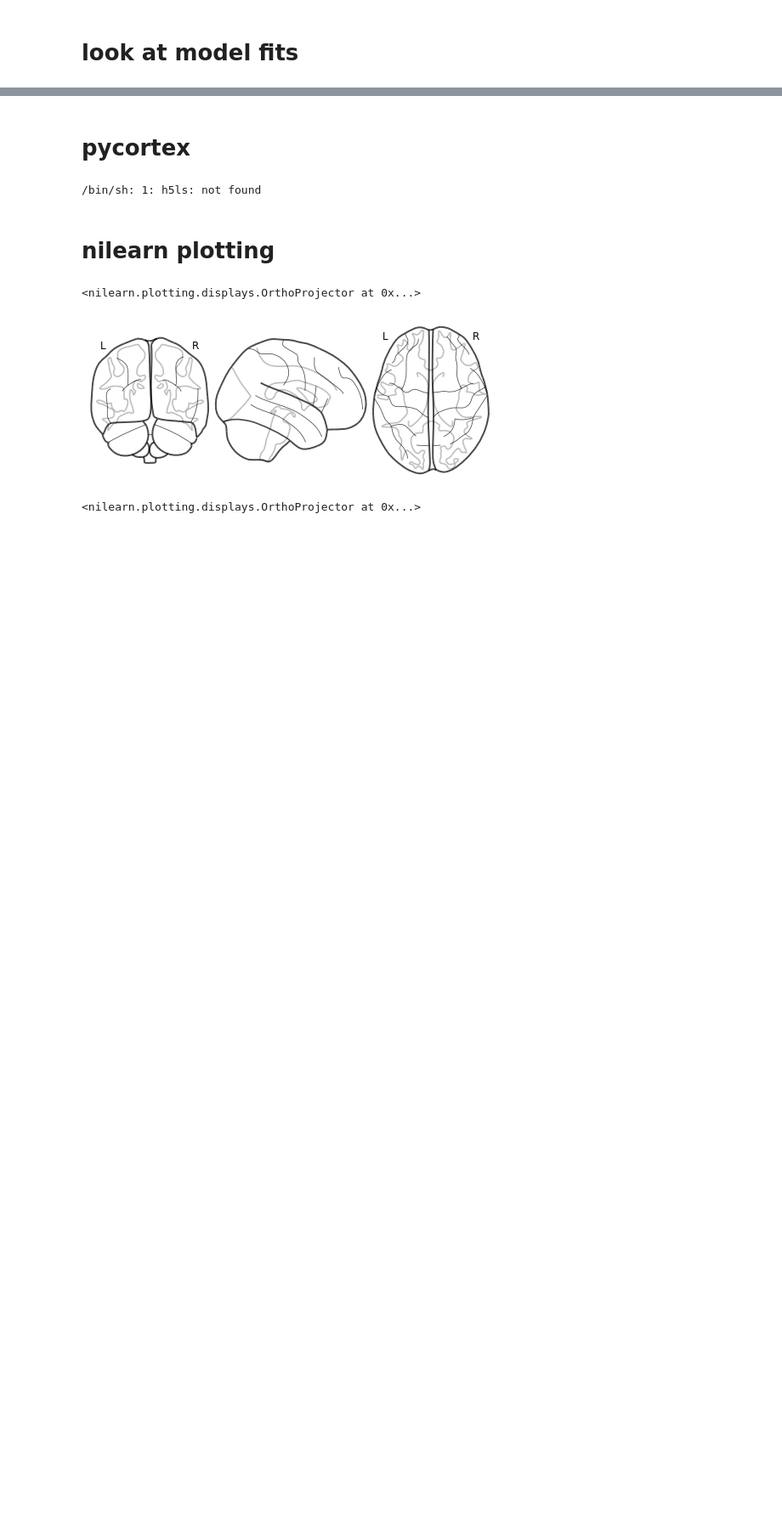
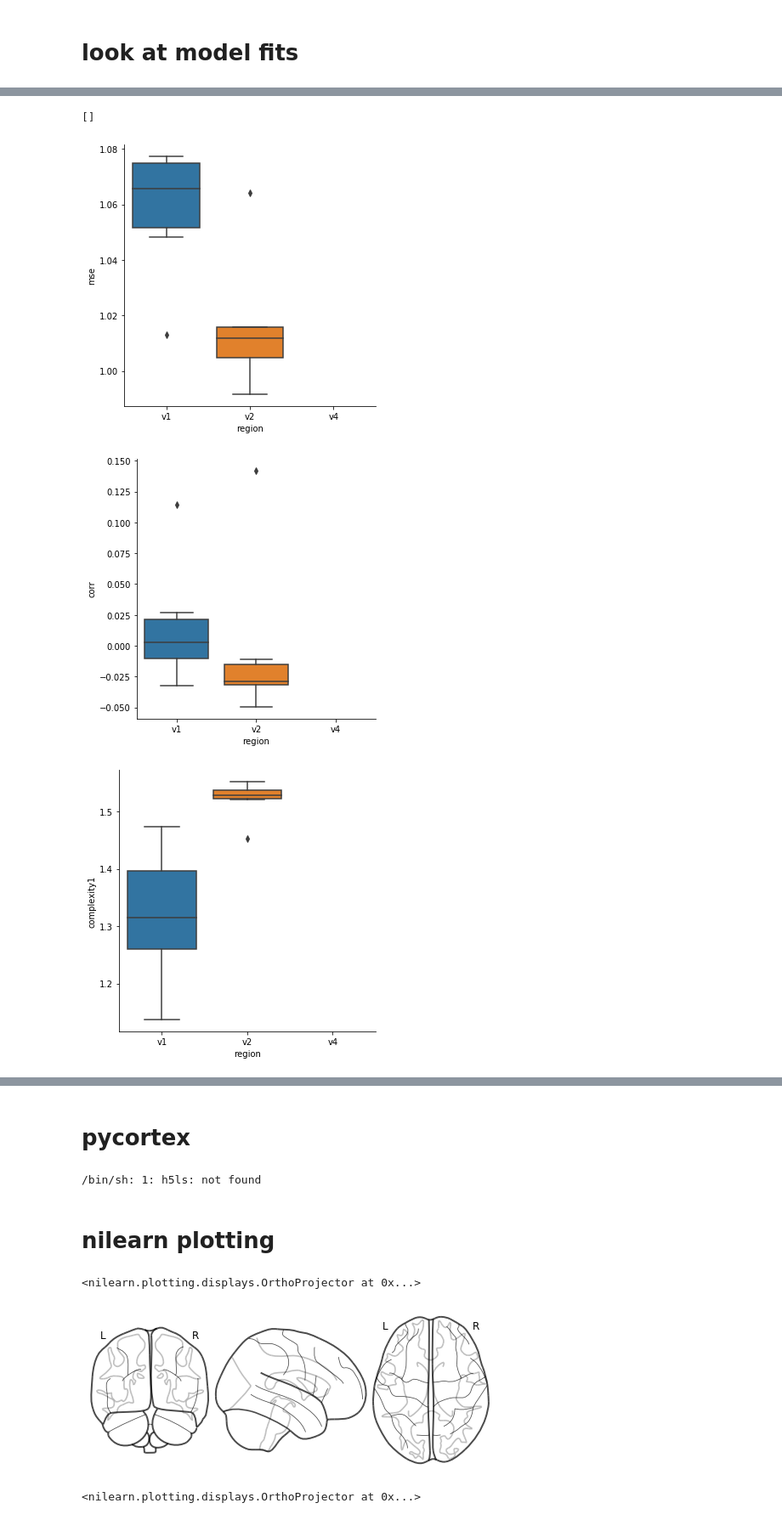
Before and after one commit to csinva/dnn-experiments, a Jupyter notebook: linear_experiments/fmri/analyze_fmri.ipynb, the cells around one changed output, grey strips where cells are left out. Shown: that part at 85% size. Drawn from its saved outputs; the diff is of its cells as text; code cells hidden in the pictures; blank space fills up the shorter version.

```diff
--- a/linear_experiments/fmri/analyze_fmri.ipynb
+++ b/linear_experiments/fmri/analyze_fmri.ipynb
@@ -39,14 +40,18 @@ r.head()
 # %%
 # plt.figure(dpi=200)
 # f, axes = plt.subplots(1, 3, figsize=(7, 3), sharex=True)
 # R, C = 1, 3
 # plt.subplot(R, C, 1)
-sns.catplot(x="region", y="mse", data=r, kind='box', order=['v1', 'v2', 'v4']) #, ax=axes[0]) #, order=["No", "Yes"], data=tips);
-sns.catplot(x="region", y="corr", data=r, kind='box', order=['v1', 'v2', 'v4']) #, ax=axes[0]) #, order=["No", "Yes"], data=tips);
-# sns.catplot(x="region", y="r2", data=r, kind='box', order=['v1', 'v2', 'v4']) #, ax=axes[1]) #, order=["No", "Yes"], data=tips);
-sns.catplot(x="region", y="complexity1", data=r, kind='box', order=['v1', 'v2', 'v4']) #, ax=axes[1]) #, order=["No", "Yes"], data=tips);
-plt.yscale('log')
-sns.catplot(x="region", y="complexity2", data=r, kind='box', order=['v1', 'v2', 'v4']) #, ax=axes[1]) #, order=["No", "Yes"], data=tips);
-plt.yscale('log')
-# plt.setp(axes, yticks=[])
-plt.tight_layout()
+sns.catplot(x="region", y="mse", data=r, kind='box', order=['v1', 'v2', 'v4'])
+sns.catplot(x="region", y="corr", data=r, kind='box', order=['v1', 'v2', 'v4'])
+sns.catplot(x="region", y="complexity1", data=r, kind='box', order=['v1', 'v2', 'v4'])
+# plt.yscale('log')
+sns.catplot(x="region", y="complexity2", data=r, kind='box', order=['v1', 'v2', 'v4'])
+# plt.yscale('log')
+plt.setp(axes, yticks=[])
+# plt.tight_layout()
+# %% [output]
+[]
+[figure, added]
+[figure, added]
+[figure, added]
```
Also changed, not shown: parts of 5 cells of this notebook, 4 other files.
